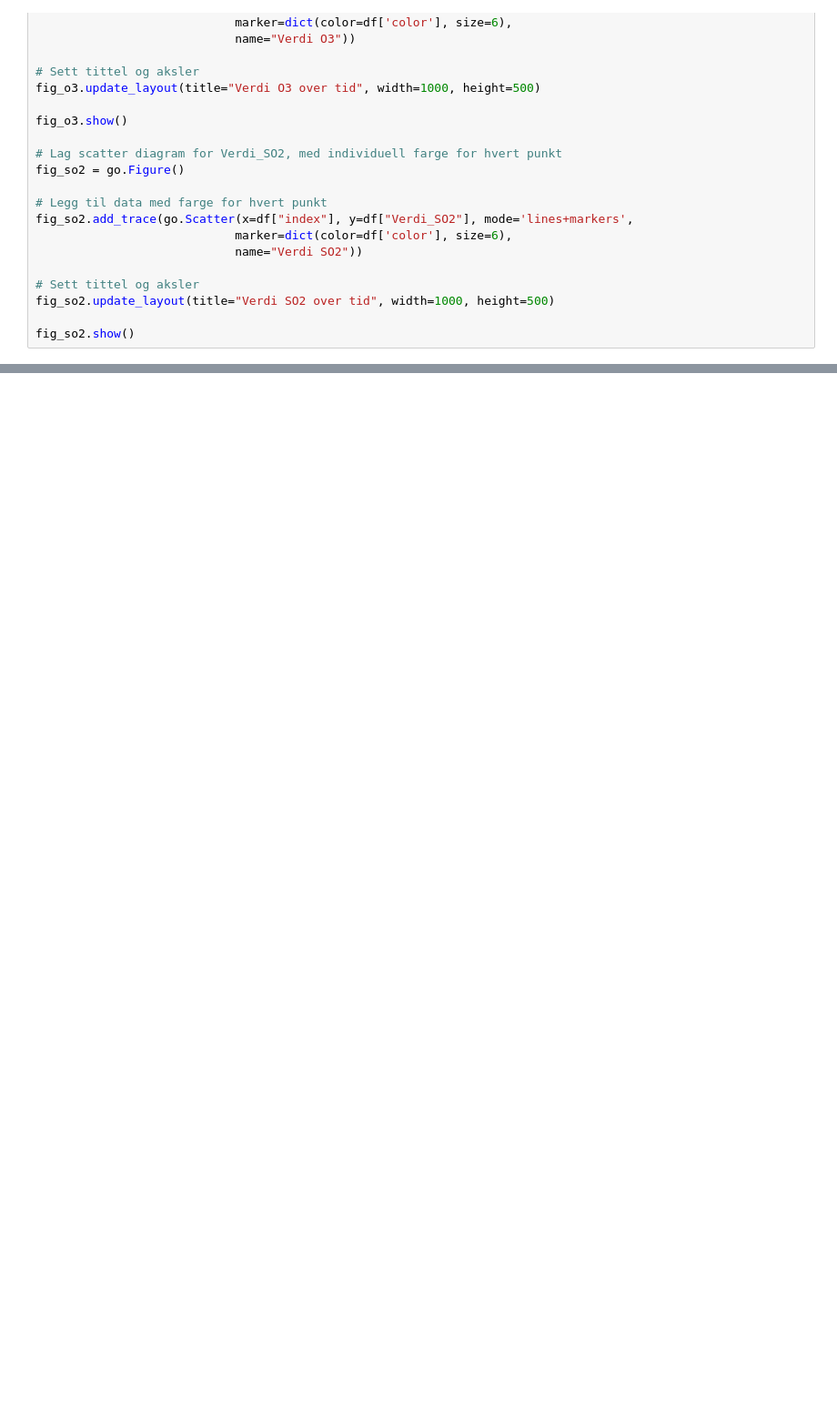
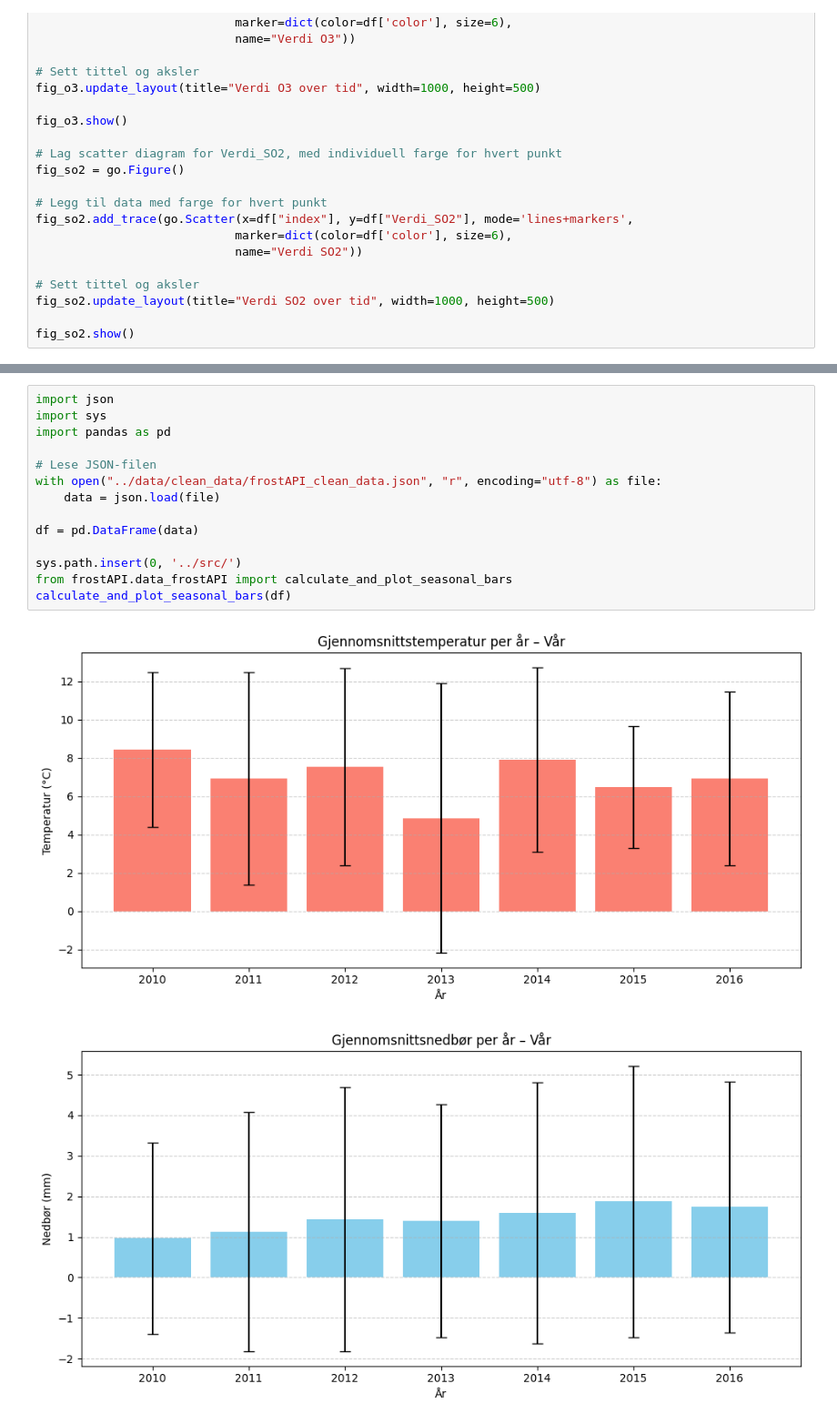
Before and after one commit to elisedre/Miljodataanalyseapplikasjon-, a Jupyter notebook: notebooks/data_visualization.ipynb, the cells around one changed output, grey strips where cells are left out. Shown at 91% size. Cells and saved outputs as stored; diff of their text form; blank space fills up the shorter version.

```diff
--- a/notebooks/data_visualization.ipynb
+++ b/notebooks/data_visualization.ipynb
@@ -93,0 +115,17 @@ fig_so2.show()
+# %%
+import json
+import sys
+import pandas as pd
+
+# Lese JSON-filen
+with open("../data/clean_data/frostAPI_clean_data.json", "r", encoding="utf-8") as file:
+    data = json.load(file)
+
+df = pd.DataFrame(data)
+
+sys.path.insert(0, '../src/')
+from frostAPI.data_frostAPI import calculate_and_plot_seasonal_bars
+calculate_and_plot_seasonal_bars(df)
+# %% [output]
+[figure, added]
+[figure, added]
```
Also changed, not shown: parts of 2 cells of this notebook.
